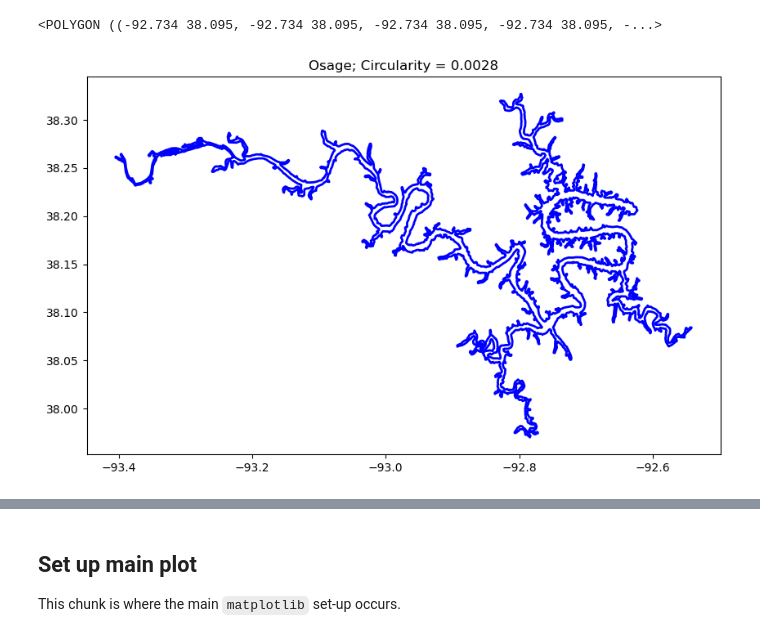
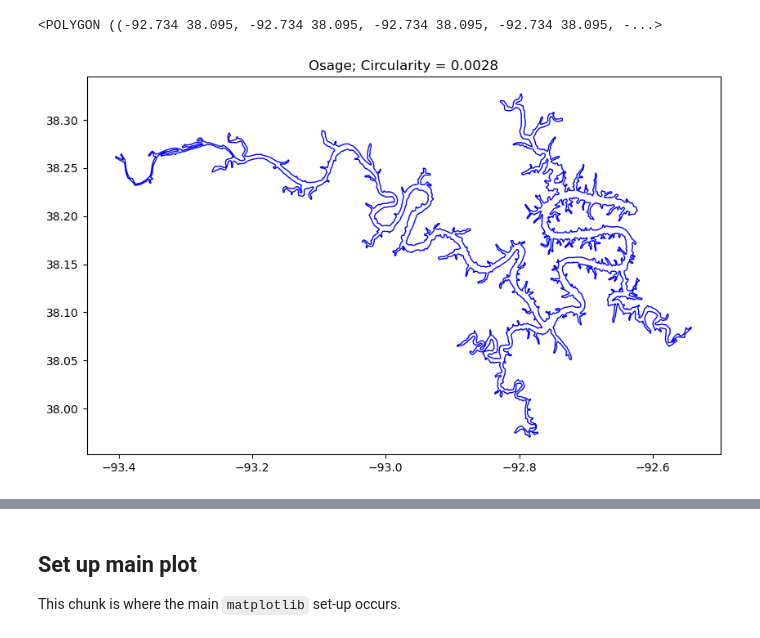
Before and after one commit to DOI-USGS/vizlab-chart-challenge-23, a Jupyter notebook: 11_circular_jhariharan/empty_template_script.ipynb, the cells around one changed output, grey strips where cells are left out. Saved outputs shown, nothing was run; the diff lists cells and outputs as text; code cells hidden in the pictures.

```diff
--- a/11_circular_jhariharan/empty_template_script.ipynb
+++ b/11_circular_jhariharan/empty_template_script.ipynb
@@ -201,11 +202,11 @@ second_least_circular_geom
 # %%
 # plot figure
 fig, ax = plt.subplots(figsize=(10, 6))
 # plot the lake
 x, y = second_least_circular_geom.exterior.xy
-ax.plot(x, y, color="blue", linewidth=2)
+ax.plot(x, y, color="blue", linewidth=1)
 # add the name of the lake
 ax.set_title(f"{second_least_circular_name}" + f"; Circularity = {second_least_circular_circ:.4f}")
 plt.show()
 # %% [output]
-[figure, old version]
+[figure, new version]
```
Also changed, not shown: parts of 5 cells of this notebook.
